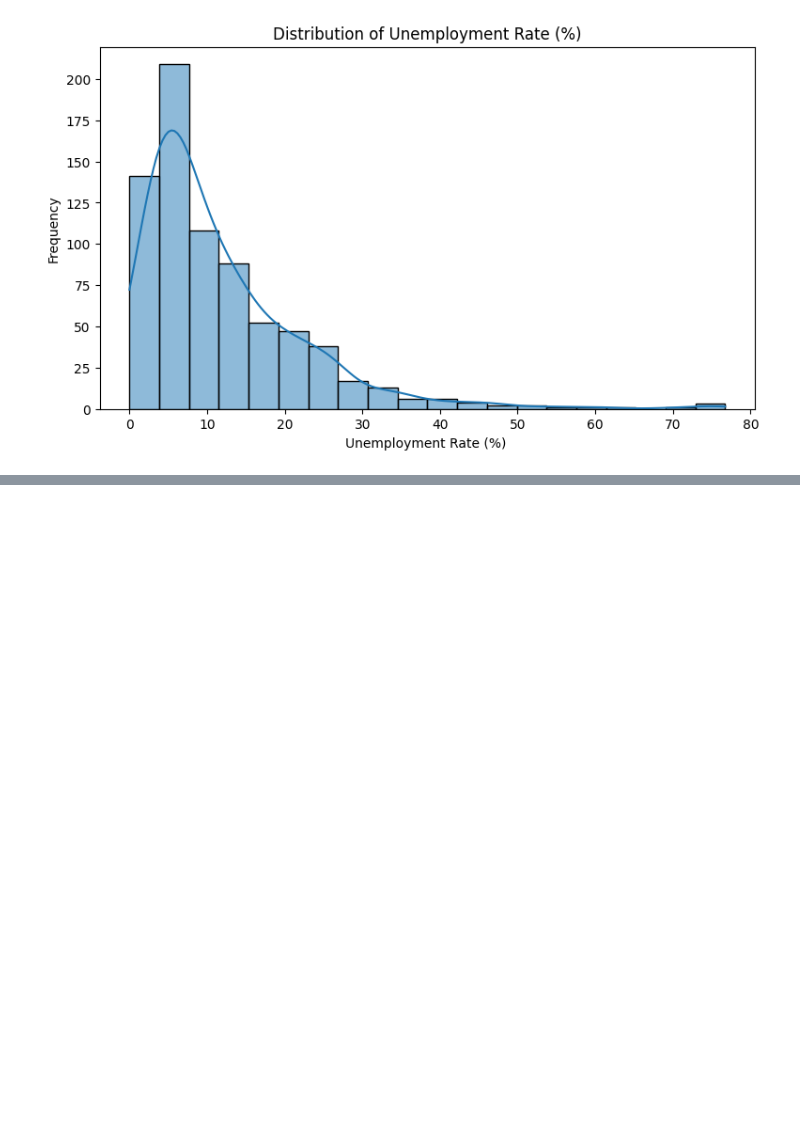
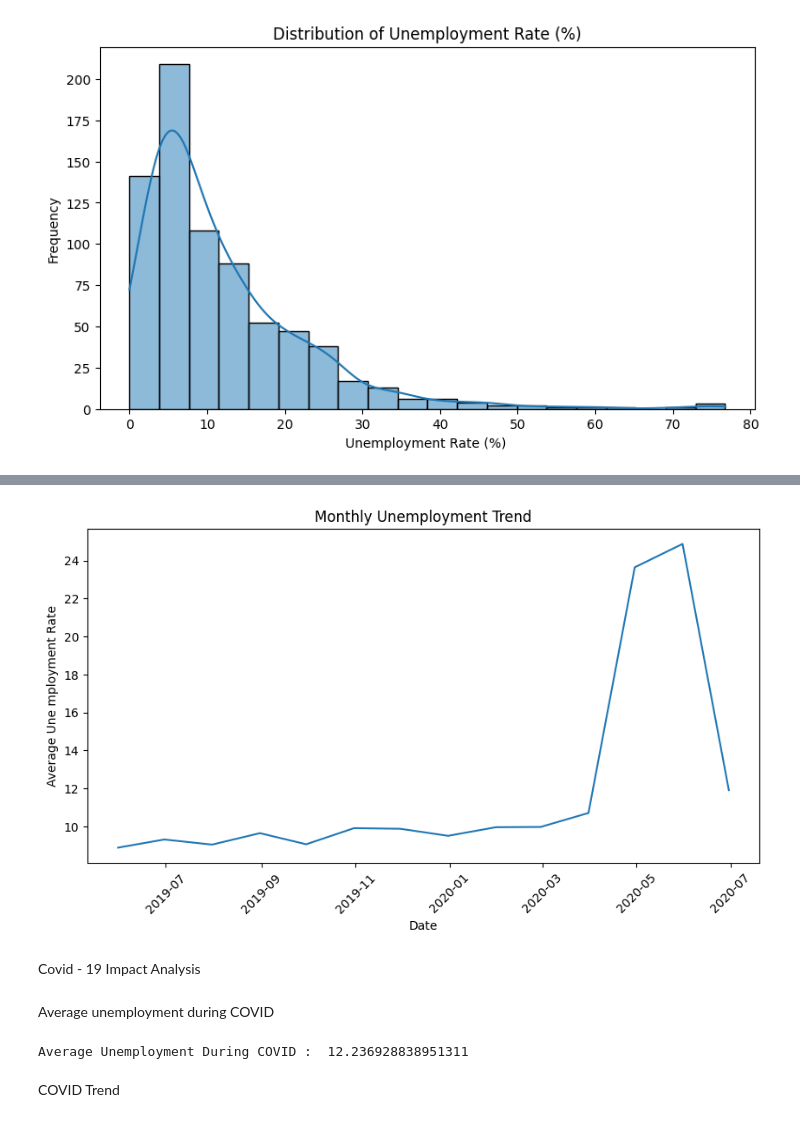
Before and after one commit to kirti-j/HorizonTechX_Unemployment-Analysis-Using-Python, a Jupyter notebook: notebooks/Unemployment_Analysis.ipynb.ipynb, the cells around one changed output, grey strips where cells are left out. Saved outputs shown, nothing was run; the diff lists cells and outputs as text; code cells hidden in the pictures; blank space fills up the shorter version.

```diff
--- a/notebooks/Unemployment_Analysis.ipynb.ipynb
+++ b/notebooks/Unemployment_Analysis.ipynb.ipynb
@@ -193,0 +211,24 @@ plt.show()
+# %%
+monthly_trend=df.groupby('Date')['Estimated Unemployment Rate (%)'].mean()
+# %%
+plt.figure(figsize=(10,5))
+plt.plot(monthly_trend.index,monthly_trend.values)
+plt.title("Monthly Unemployment Trend")
+plt.xlabel("Date")
+plt.ylabel("Average Une mployment Rate")
+
+plt.xticks(rotation=45)
+plt.show()
+# %% [output]
+[figure, added]
+# %% [markdown]
+Covid - 19 Impact Analysis
+# %% [markdown]
+Average unemployment during COVID
+# %%
+covid_avg=covid_df['Estimated Unemployment Rate (%)'].mean()
+print("Average Unemployment During COVID : ",covid_avg)
+# %% [output]
+Average Unemployment During COVID :  12.236928838951311
+# %% [markdown]
+COVID Trend
```
Also changed, not shown: parts of 7 cells of this notebook.
